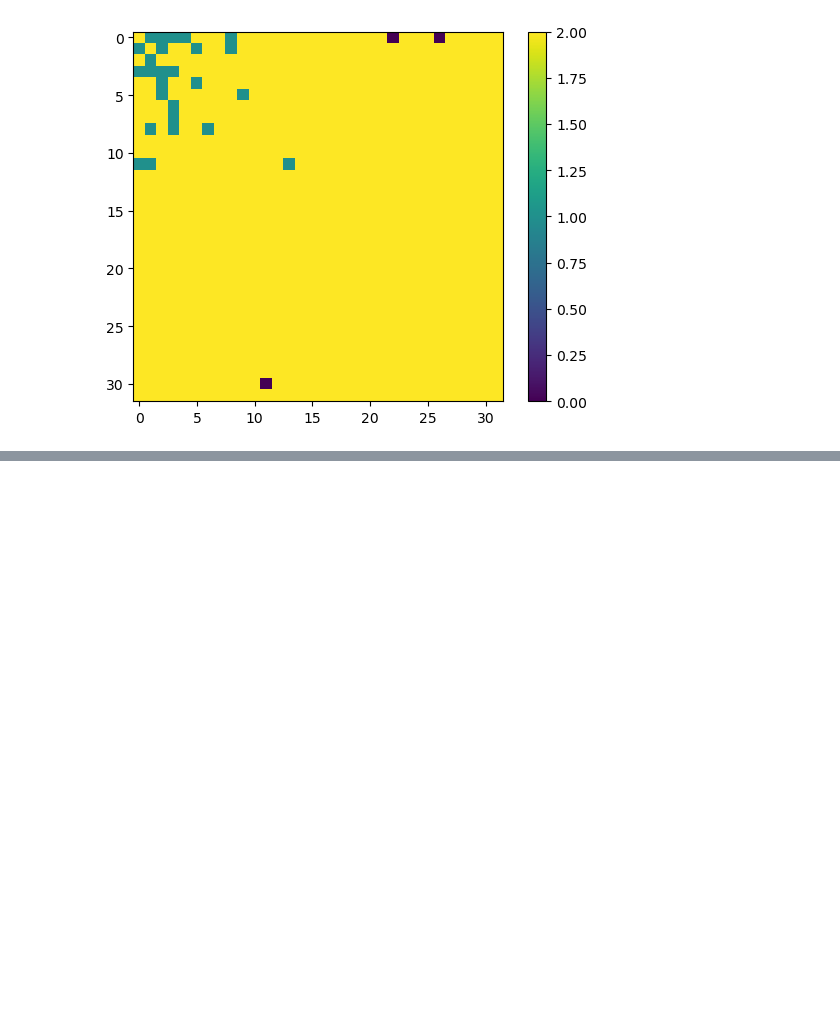
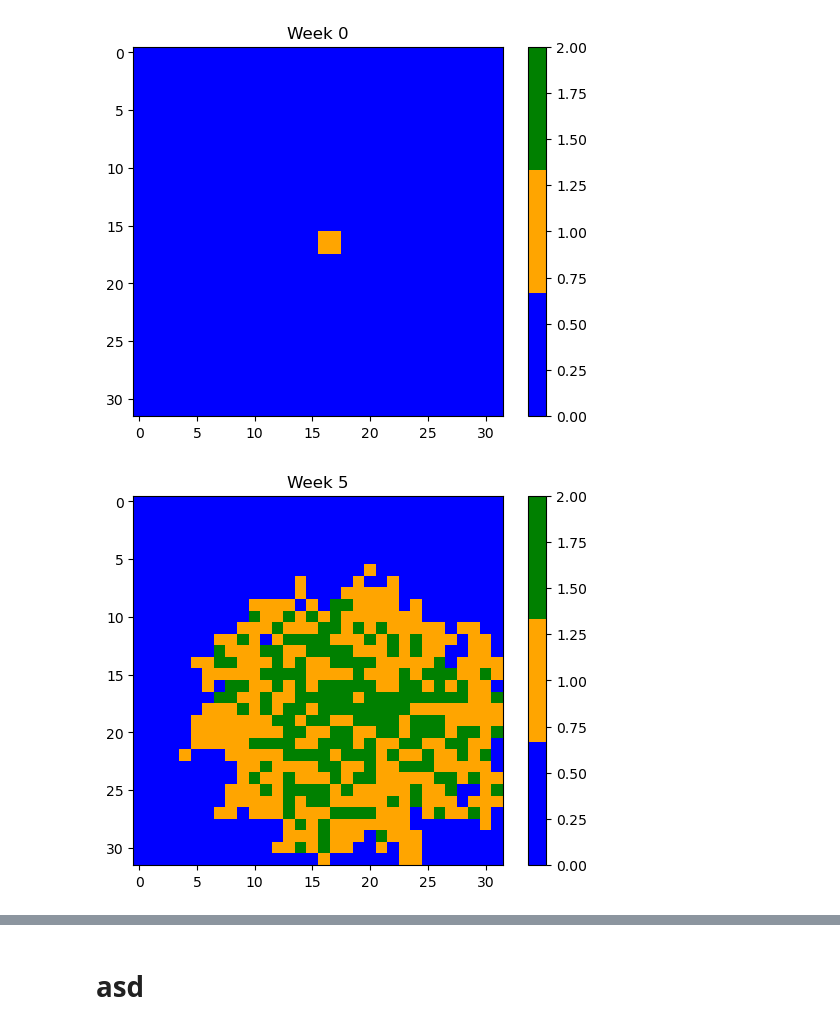
Before and after one commit to s224399/Stoc_sim_2k26, a Jupyter notebook: Project_2/SpatialSIR_test.ipynb, the cells around one changed output, grey strips where cells are left out. Saved outputs shown, nothing was run; the diff lists cells and outputs as text; code cells hidden in the pictures; blank space fills up the shorter version.

```diff
--- a/Project_2/SpatialSIR_test.ipynb
+++ b/Project_2/SpatialSIR_test.ipynb
@@ -10,24 +14,27 @@ import matplotlib.animation as animation
 n = 32
 N = n**2
 
-beta = 0.2      # Infection prob
-gamma = 0.2     # Recovery prob
+beta = 0.5/7      # Infection prob
+gamma = 0.3/7     # Recovery prob
 
-tmax = 100
+tmax = 1000
+T = tmax
 ts = np.arange(0,tmax+1,1)
 
 grids = np.zeros((tmax+1,n,n))
 
-grids[0,0,0] = 1
-grids[0,0,-1] = 1
-grids[0,-1,0] = 1
-grids[0,-1,-1] = 1
+grids[0,int(n/2):int(n/2)+2,int(n/2):int(n/2)+2] = 1
 
 rng = np.random.default_rng(30)
 
 for t in range(tmax):
     infected_mask = np.zeros((n+2,n+2))
     infected_mask[1:-1,1:-1] = grids[t] == 1
+
+    if (np.sum(infected_mask) == 0):
+        T = t-1
+        break
+
     infected_neighbours = (infected_mask[:-2,:-2] + # Upper left
                             infected_mask[1:-1,:-2] + # Left
                             infected_mask[2:,:-2] + # Lower left
@@ -44,9 +51,6 @@ for t in range(tmax):
                 infect = rng.binomial(n=int(infected_neighbours[i,j]), p=beta)
                 if (infect > 0):
                     grids[t+1,i,j] = 1
-
-    for i in range(n):
-        for j in range(n):
             if (grids[t,i,j] == 1):
                 recover = rng.binomial(n=1, p=gamma)
                 if (recover == 0):
@@ -56,6 +82,25 @@ for t in range(tmax):
 # %%
-plt.imshow(grids[50])
+cmap = ListedColormap(['blue', 'orange', 'green'])
+
+plt.imshow(grids[0], cmap=cmap, vmax=2)
+plt.title('Week 0')
 plt.colorbar()
 plt.show()
+
+plt.imshow(grids[5*7], cmap=cmap, vmax=2)
+plt.title('Week 5')
+plt.colorbar()
+plt.show()
+
+plt.imshow(grids[10*7], cmap=cmap, vmax=2)
+plt.title('Week 10')
+plt.colorbar()
+plt.show()
+
+plt.imshow(grids[15*7], cmap=cmap, vmax=2)
+plt.title('Week 15')
+plt.colorbar()
+plt.show()
 # %% [output]
-[figure, old version]
+[figure, new version]
+[figure, added]
@@ -76 +128,3 @@ plt.colorbar()
 plt.show()
+# %% [markdown]
+# asd
```
Also changed, not shown: parts of 11 cells of this notebook, 1 other file.
